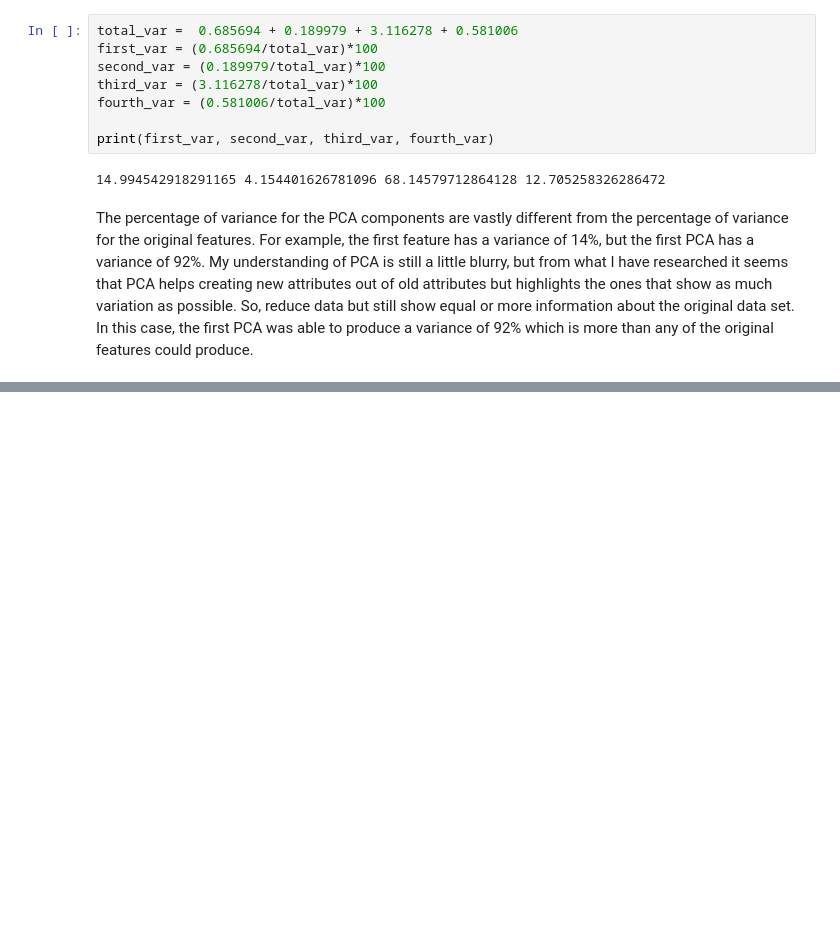
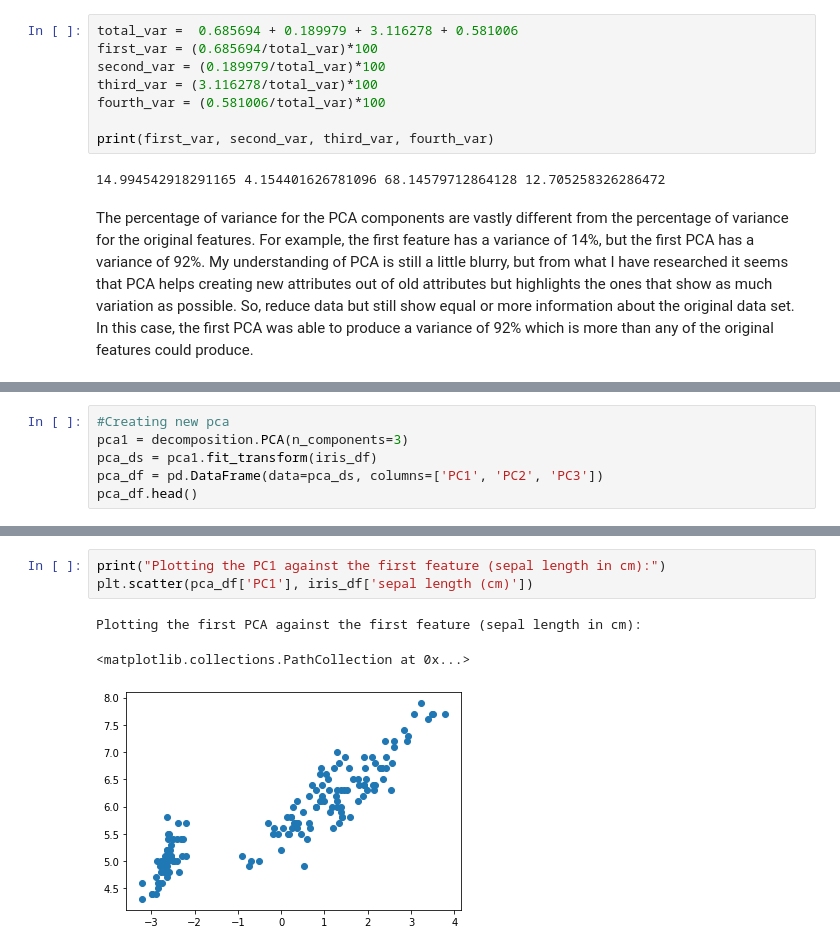
Before and after one commit to dokuritsu/CS422---Data-Mining, a Jupyter notebook: Homework/Homework 1/Homework 1.ipynb, the cells around one changed output, grey strips where cells are left out. Drawn from its saved outputs; the diff is of its cells as text; blank space fills up the shorter version.

```diff
--- a/Homework/Homework 1/Homework 1.ipynb
+++ b/Homework/Homework 1/Homework 1.ipynb
@@ -224,0 +225,6 @@ The percentage of variance for the PCA components are vastly different from the
+# %%
+#Creating new pca
+pca1 = decomposition.PCA(n_components=3)
+pca_ds = pca1.fit_transform(iris_df)
+pca_df = pd.DataFrame(data=pca_ds, columns=['PC1', 'PC2', 'PC3'])
+pca_df.head()
@@ -224,0 +238,7 @@ The percentage of variance for the PCA components are vastly different from the
+# %%
+print("Plotting the PC1 against the first feature (sepal length in cm):")
+plt.scatter(pca_df['PC1'], iris_df['sepal length (cm)'])
+# %% [output]
+Plotting the first PCA against the first feature (sepal length in cm):
+<matplotlib.collections.PathCollection at 0x...>
+[figure, added]
```
Also changed, not shown: parts of 6 cells of this notebook.
